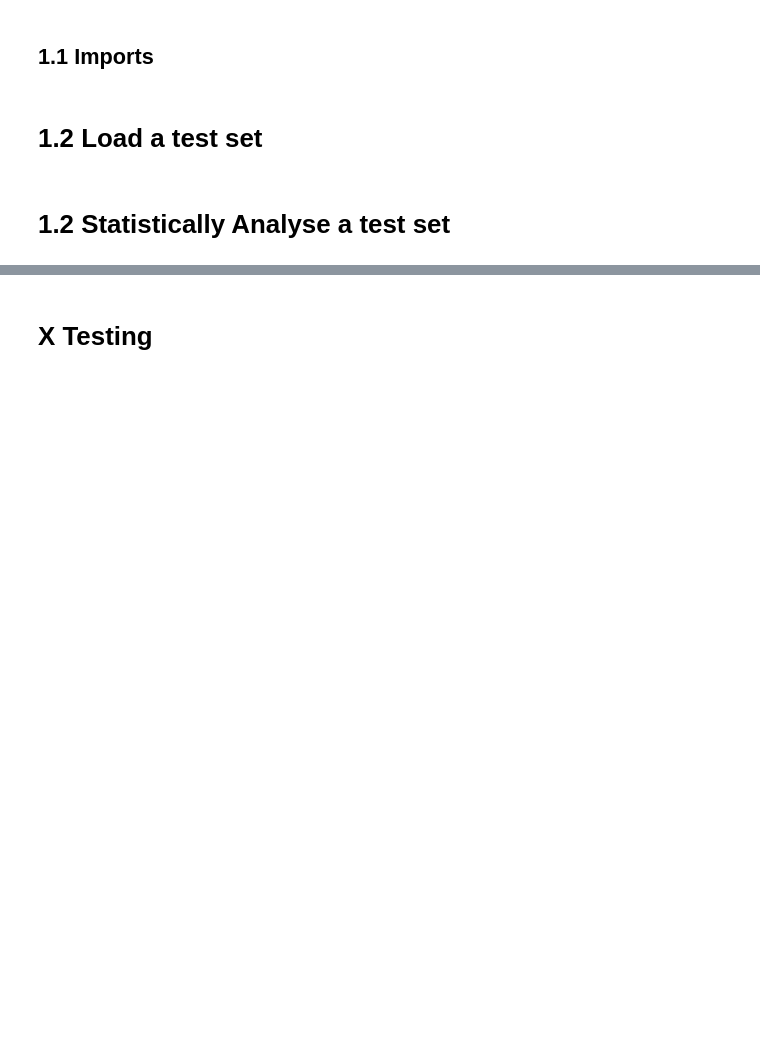
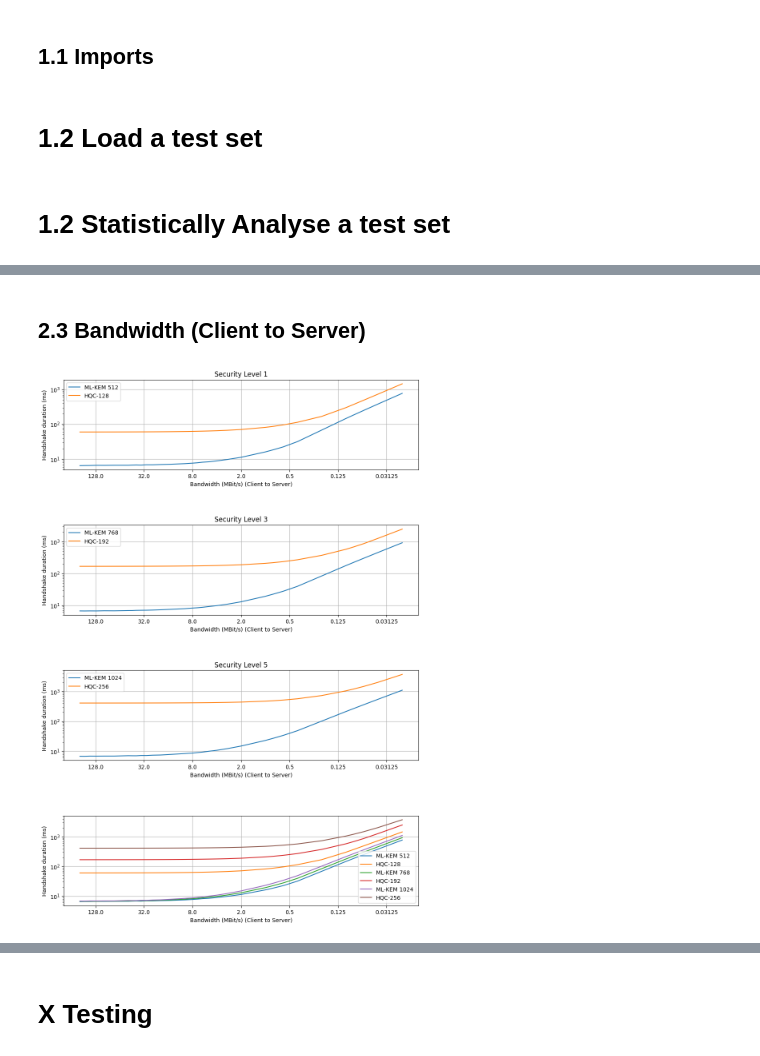
Before and after one commit to OscarTopliss/dissertation-results-analysis, a Jupyter notebook: analyse-tls-results.ipynb, the cells around one changed output, grey strips where cells are left out. Cells and saved outputs as stored; diff of their text form; code cells hidden in the pictures; blank space fills up the shorter version.

```diff
--- a/analyse-tls-results.ipynb
+++ b/analyse-tls-results.ipynb
@@ -104,0 +204,6 @@ def analyse_test_set(test_set: pd.DataFrame):
+# %% [markdown]
+## 2.3 Bandwidth (Client to Server)
+# %%
+plot_all_kems("client_rate", "Bandwidth (MBit/s) (Client to Server)", subdir="bandwidth-client-to-server", inverse=True, logy=True, logx=True)
+# %% [output]
+[figure, added]
```
Also changed, not shown: parts of 15 cells of this notebook, 1 other file.
